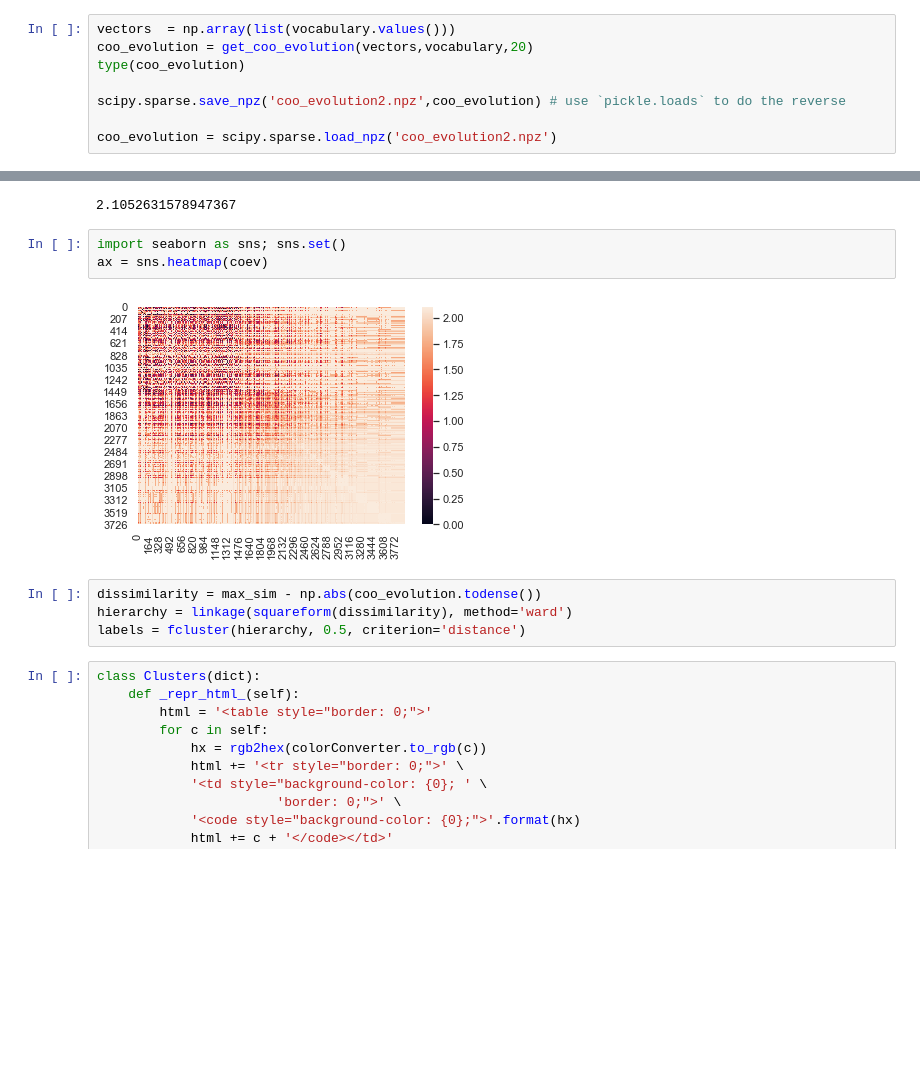
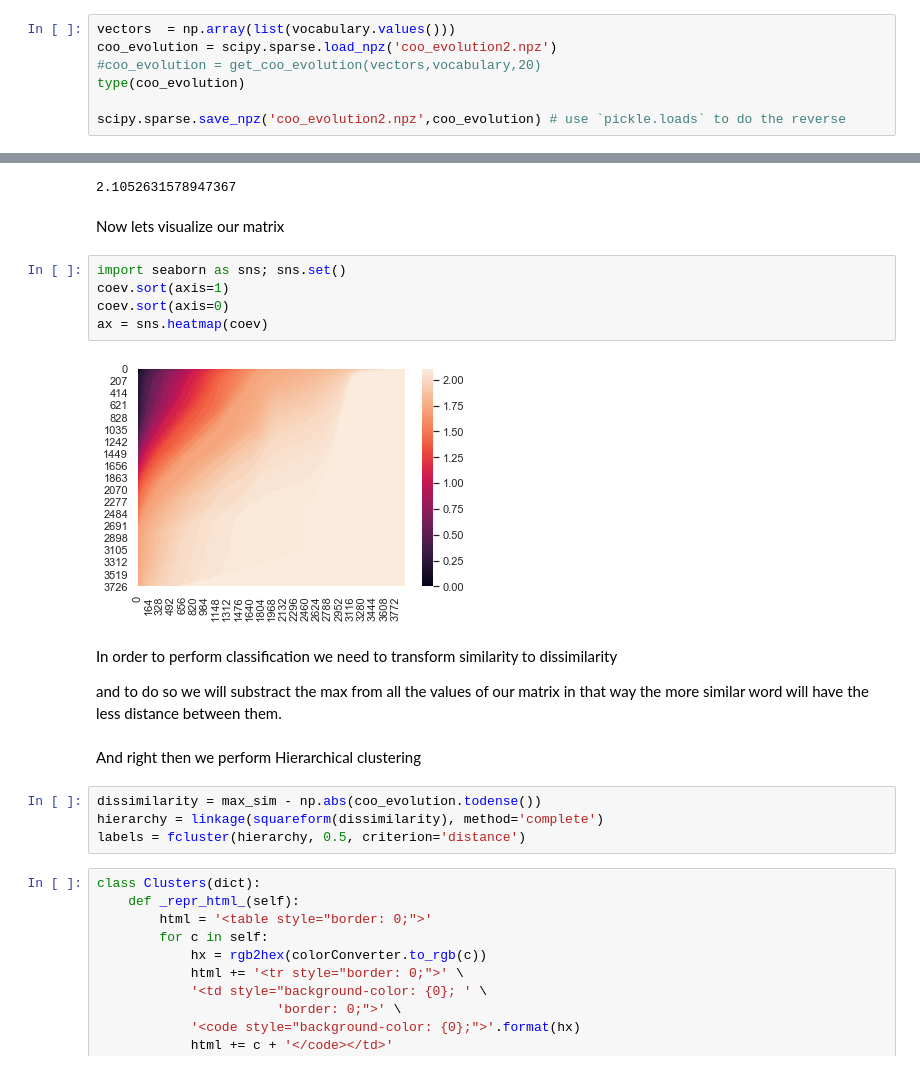
Before and after one commit to abdoudelson/Co-evolution-of-terms-on-DBLP-, a Jupyter notebook: coevolution.ipynb, the cells around one changed output, grey strips where cells are left out. Drawn from its saved outputs; the diff is of its cells as text; blank space fills up the shorter version.

```diff
--- a/coevolution.ipynb
+++ b/coevolution.ipynb
@@ -143,12 +179,11 @@ def get_coo_evolution(vocab,vocabulary,p):
     return csr_matrix(mat)
 # %%
 vectors  = np.array(list(vocabulary.values()))
-coo_evolution = get_coo_evolution(vectors,vocabulary,20)
+coo_evolution = scipy.sparse.load_npz('coo_evolution2.npz')
+#coo_evolution = get_coo_evolution(vectors,vocabulary,20)
 type(coo_evolution)
 
 scipy.sparse.save_npz('coo_evolution2.npz',coo_evolution) # use `pickle.loads` to do the reverse
-
-coo_evolution = scipy.sparse.load_npz('coo_evolution2.npz')
 # %% [output]
 Processed 0 / 3920 : 0.0 %
 Processed 200 / 3920 : 5.1 %
@@ -176,14 +211,24 @@ max_sim = np.max(coev)
 max_sim
 # %% [output]
 2.1052631578947367
+# %% [markdown]
+Now lets visualize our matrix
 # %%
 import seaborn as sns; sns.set()
+coev.sort(axis=1)
+coev.sort(axis=0)
 ax = sns.heatmap(coev)
 # %% [output]
-[figure, old version]
+[figure, new version]
+# %% [markdown]
+In order to perform classification we need to transform similarity to dissimilarity
+
+and to do so we will substract the max from all the values of our matrix in that way the more similar word will have the less distance between them.
+# %% [markdown]
+And right then we perform Hierarchical clustering
 # %%
 dissimilarity = max_sim - np.abs(coo_evolution.todense())
-hierarchy = linkage(squareform(dissimilarity), method='ward')
+hierarchy = linkage(squareform(dissimilarity), method='complete')
 labels = fcluster(hierarchy, 0.5, criterion='distance')
 # %%
 class Clusters(dict):
```
Also changed, not shown: parts of 26 cells of this notebook.
